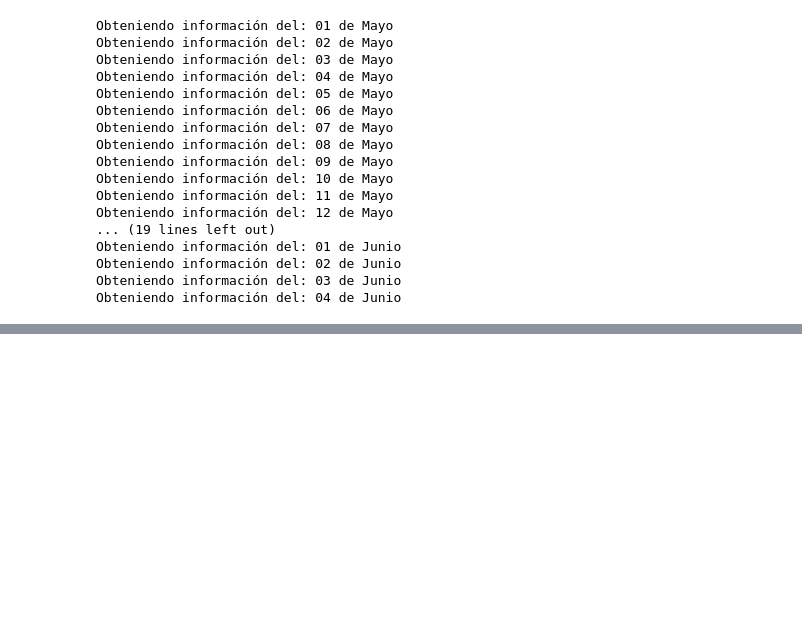
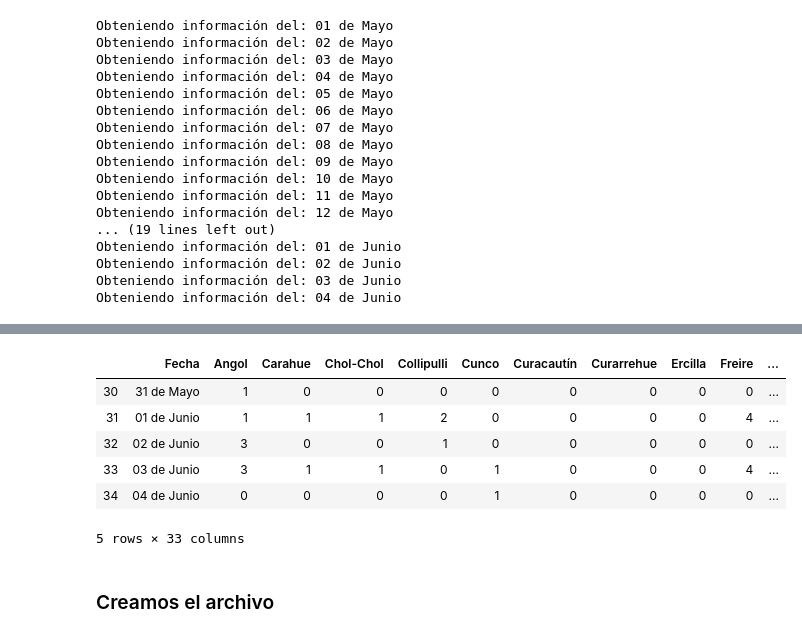
Before and after one commit to patricionicolas/Covid-19-Chile, a Jupyter notebook: Araucania/Scraping.ipynb, the cells around one changed output, grey strips where cells are left out. Cells and saved outputs as stored; diff of their text form; code cells hidden in the pictures; blank space fills up the shorter version.

```diff
--- a/Araucania/Scraping.ipynb
+++ b/Araucania/Scraping.ipynb
@@ -140,0 +180,2 @@ araucania.to_csv("output/araucania.csv", index=False)
+# %%
+nuevos_casos["Fecha"] = araucania["Fecha"].values
@@ -140,0 +184,18 @@ araucania.to_csv("output/araucania.csv", index=False)
+# %%
+cols = nuevos_casos.columns.to_list()
+cols = cols[-1:] + cols[:-1]
+nuevos_casos = nuevos_casos[cols]
+# %%
+nuevos_casos = nuevos_casos[1:]
+# %%
+nuevos_casos.tail(5)
+# %% [output]
+|  | Fecha | Angol | Carahue | Chol-Chol | Collipulli | Cunco | Curacautín | Curarrehue | Ercilla | Freire | ... |
+| 30 | 31 de Mayo | 1 | 0 | 0 | 0 | 0 | 0 | 0 | 0 | 0 | ... |
+| 31 | 01 de Junio | 1 | 1 | 1 | 2 | 0 | 0 | 0 | 0 | 4 | ... |
+| 32 | 02 de Junio | 3 | 0 | 0 | 1 | 0 | 0 | 0 | 0 | 0 | ... |
+| 33 | 03 de Junio | 3 | 1 | 1 | 0 | 1 | 0 | 0 | 0 | 4 | ... |
+| 34 | 04 de Junio | 0 | 0 | 0 | 0 | 1 | 0 | 0 | 0 | 0 | ... |
+5 rows × 33 columns
+# %% [markdown]
+### Creamos el archivo
```
Also changed, not shown: parts of 8 cells of this notebook, 1 other file.
